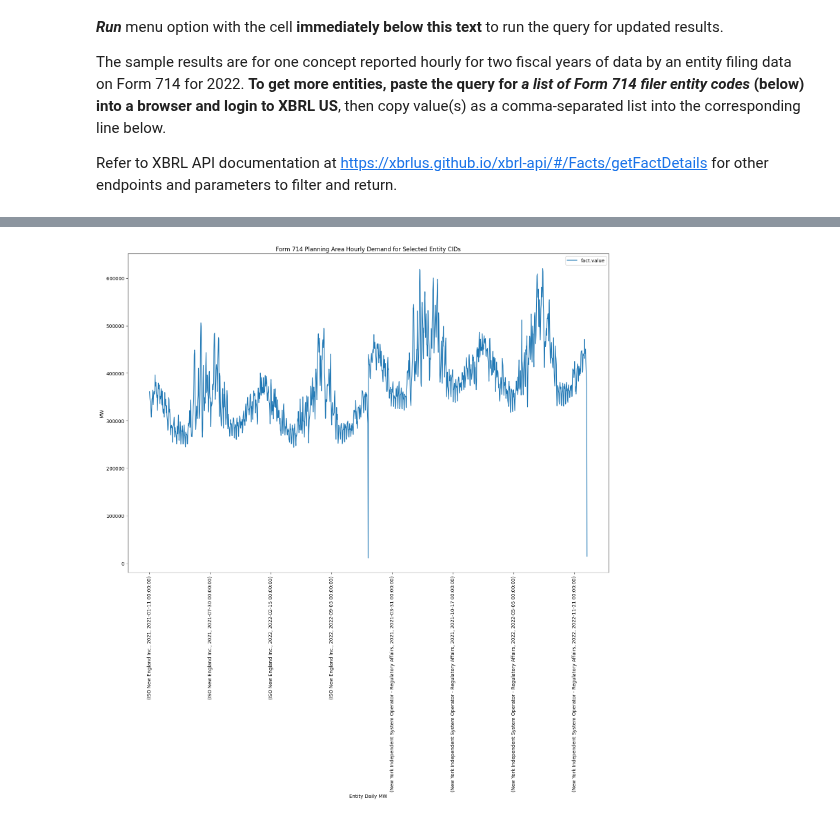
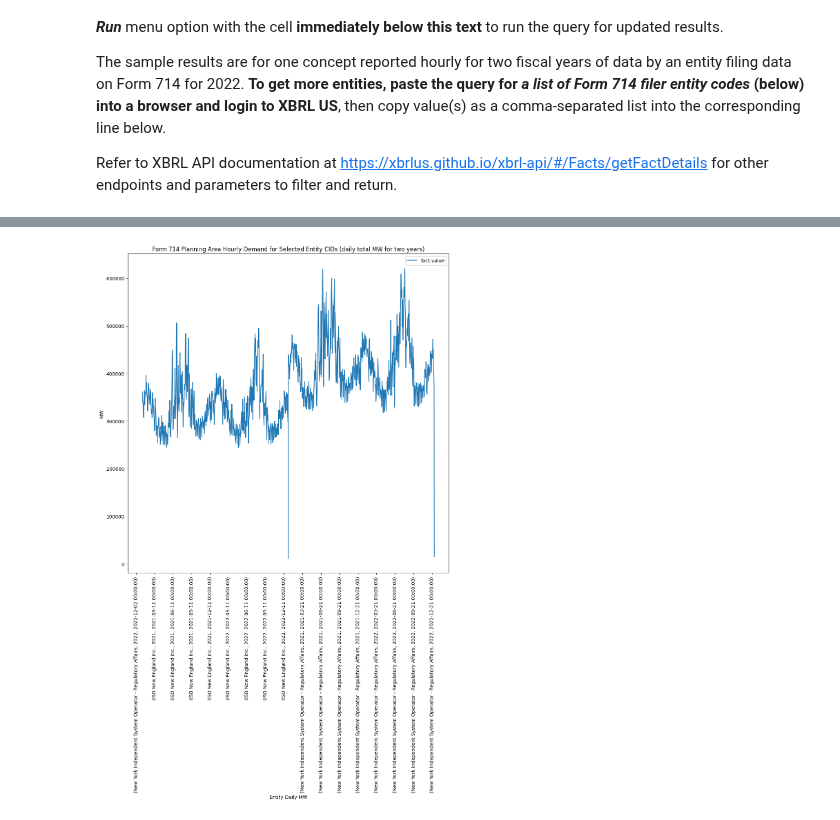
Before and after one commit to xbrlus/xbrl-api-ipynb, a Jupyter notebook: xbrl_us_api_ferc_mw_by_hour.ipynb, the cells around one changed output, grey strips where cells are left out. Drawn from its saved outputs; the diff is of its cells as text; code cells hidden in the pictures.

```diff
--- a/xbrl_us_api_ferc_mw_by_hour.ipynb
+++ b/xbrl_us_api_ferc_mw_by_hour.ipynb
@@ -176,7 +176,7 @@ if not 'error' in res_json:
 
     # the format truncates the HTML display of numerical values to two decimals; .csv data is unaffected
     pd.options.display.float_format = '{:,.2f}'.format
-    display(HTML(df.to_html(max_rows=10)))
+    display(HTML(df.to_html(max_rows=6)))
 
     # set period.instant as datetimeindex for resampling
     df['period.instant'] = pd.to_datetime(df['period.instant'], format='%Y-%m-%d %H:%M:%S')
@@ -208,12 +204,16 @@ https://api.xbrl.us/api/v1/fact/search?report.document-type=714&concept.local-na
 | 34561 | New York Independent System Opera... | C000038 | 2023-01-01 00:00:00 | 14,851.00 | 2022 | https://ecollection.ferc.gov/api/... |
 # %%
 # resample hourly data to daily sum and plot by entity
-grouped = df.groupby(['entity.name','period.fiscal-year']).resample('d').sum()
-fig, ax = plt.subplots(figsize=(18,12))
-grouped.plot(kind='line',  y = "fact.value", ax=ax, rot=90, xlabel = "Entity Daily MW", ylabel="MW", title="Form 714 Planning Area Hourly Demand for Selected Entity CIDs")
+grouped = df.groupby(['entity.name','period.fiscal-year']).resample('d').sum('fact.value')
+
+#print(grouped.to_string())
+
+fig, ax = plt.subplots(figsize=(12,12))
+ax.xaxis.set_major_locator(mdates.MonthLocator(interval=3))
+grouped.plot(kind='line',  y = "fact.value", ax=ax, rot=90, xlabel = "Entity Daily MW", ylabel="MW", title="Form 714 Planning Area Hourly Demand for Selected Entity CIDs (daily total MW for two years)")
 plt.show()
 # %% [output]
-[figure, old version]
+[figure, new version]
 # %%
 # If you run this program locally, you can save the output to a file on your computer (modify D:\results.csv to your system)
 df.to_csv(r"D:\results.csv",sep=",")
```
Also changed, not shown: parts of 2 cells of this notebook.
